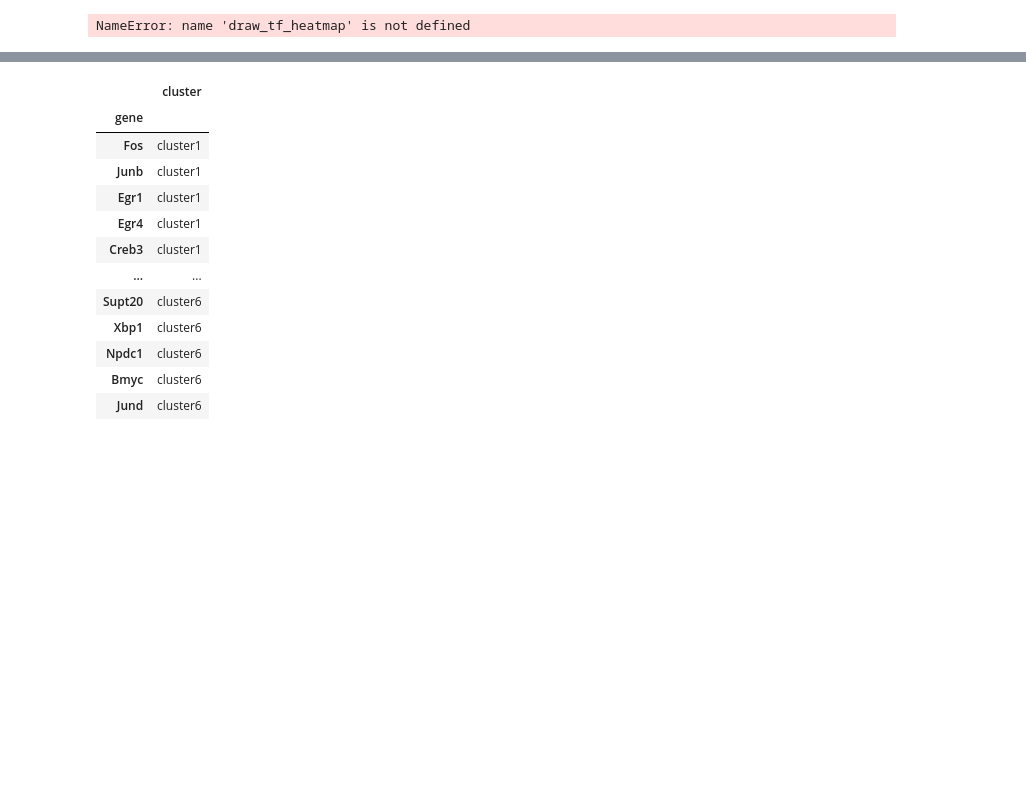
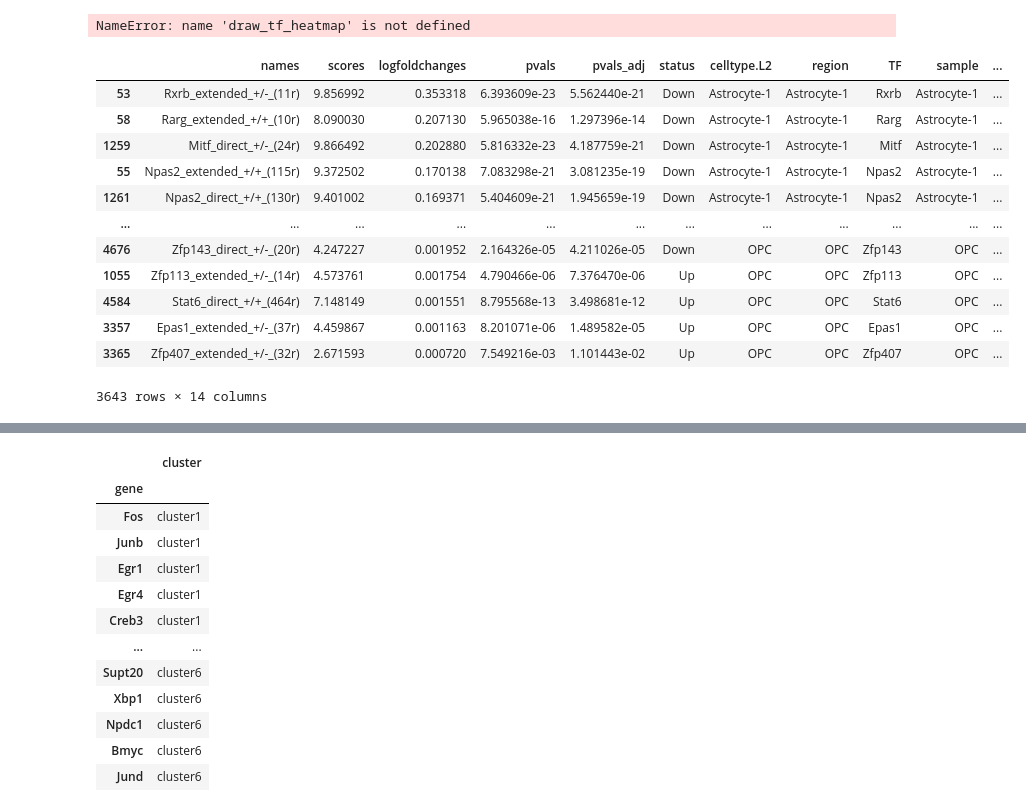
Before and after one commit to juychen/scmmd, a Jupyter notebook: 16scenicAUC.ipynb, the cells around one changed output, grey strips where cells are left out. Cells and saved outputs as stored; diff of their text form; code cells hidden in the pictures; blank space fills up the shorter version.

```diff
--- a/16scenicAUC.ipynb
+++ b/16scenicAUC.ipynb
@@ -216,31 +203,33 @@ cm = draw_tf_heatmap(df_region_auc_filterd)
 NameError: name 'draw_tf_heatmap' is not defined
 # %%
 warnings.filterwarnings("ignore")  # 忽略所有警告[2,4,6](@ref)
-cellltypes = ['AMY_NN','PFC_NN','HIP_NN']
+region_NTs = ['AMY_NN','PFC_NN','HIP_NN']
 
 if (not os.path.exists('/data2st1/junyi/output/atac1112/scenic/scplus_region_based_AUC_filtered_NN.csv')) | (overwrite==True):
     df_region_auc_all = pd.DataFrame()
     df_gene_auc_all = pd.DataFrame()
 
-    for cellltype in cellltypes:
-        oudir = f'/data2st1/junyi/output/atac1112/scenic/{cellltype}/Snakemake'
+    for region_nt in region_NTs:
+        oudir = f'/data2st1/junyi/output/atac1112/scenic/{region_nt}/Snakemake'
         scplus_mdata = mudata.read(f'{oudir}/scplusmdata.h5mu')
         for TFtype in ['extended', 'direct']:
             direct_AUC = scplus_mdata[f'{TFtype}_region_based_AUC']
             direct_AUC.obs['condition'] = direct_AUC.obs.index.str.split('_').str[-2]
             # join the  index name except the last two parts
             direct_AUC.obs['celltype.L2'] = direct_AUC.obs.index.str.split('_').str[:-2].str.join('_')
-            for cellltype in direct_AUC.obs['celltype.L2'].unique():
+            for celltype in direct_AUC.obs['celltype.L2'].unique():
+                region = region_nt.split('_')[0]
                 # calculate the diffrential auc for each cell type
-                direct_AUC_cell = direct_AUC[direct_AUC.obs['celltype.L2'] == cellltype]
+                direct_AUC_cell = direct_AUC[direct_AUC.obs['celltype.L2'] == celltype]
                 sc.tl.rank_genes_groups(direct_AUC_cell, groupby='condition', method='wilcoxon')
                 df_MC = sc.get.rank_genes_groups_df(direct_AUC_cell, group='MC', key='rank_genes_groups',log2fc_min=0)
-                df_MC['status'] = 'up'
-                df_MC['celltype.L2'] = cellltype
+                df_MC['status'] = 'Up'
+                df_MC['celltype.L2'] = celltype
                 df_MW = sc.get.rank_genes_groups_df(direct_AUC_cell, group='MW', key='rank_genes_groups',log2fc_min=0)
-                df_MW['status'] = 'down'
-                df_MW['celltype.L2'] = cellltype
+                df_MW['status'] = 'Down'
+                df_MW['celltype.L2'] = celltype
                 df_deg_cell = pd.concat([df_MC, df_MW], axis=0, ignore_index=True)
+                df_deg_cell['region'] = region
                 df_region_auc_all = pd.concat([df_region_auc_all, df_deg_cell], axis=0, ignore_index=True)
 
         for TFtype in ['extended', 'direct']:
@@ -248,16 +237,17 @@ if (not os.path.exists('/data2st1/junyi/output/atac1112/scenic/scplus_region_bas
             direct_AUC.obs['condition'] = direct_AUC.obs.index.str.split('_').str[-2]
             # join the  index name except the last two parts
             direct_AUC.obs['celltype.L2'] = direct_AUC.obs.index.str.split('_').str[:-2].str.join('_')
-            for cellltype in direct_AUC.obs['celltype.L2'].unique():
+            for celltype in direct_AUC.obs['celltype.L2'].unique():
                 # calculate the diffrential auc for each cell type
-                direct_AUC_cell = direct_AUC[direct_AUC.obs['celltype.L2'] == cellltype]
+                direct_AUC_cell = direct_AUC[direct_AUC.obs['celltype.L2'] == celltype]
                 sc.tl.rank_genes_groups(direct_AUC_cell, groupby='condition', method='wilcoxon')
                 df_MC = sc.get.rank_genes_groups_df(direct_AUC_cell, group='MC', key='rank_genes_groups',log2fc_min=0)
-                df_MC['status'] = 'up'
-                df_MC['celltype.L2'] = cellltype
+                df_MC['status'] = 'Up'
+                df_MC['celltype.L2'] = celltype
                 df_MW = sc.get.rank_genes_groups_df(direct_AUC_cell, group='MW', key='rank_genes_groups',log2fc_min=0)
-                df_MW['status'] = 'down'
-                df_MW['celltype.L2'] = cellltype
+                df_MW['status'] = 'Down'
+                df_MW['celltype.L2'] = celltype
+                df_deg_cell['region'] = region
                 df_deg_cell = pd.concat([df_MC, df_MW], axis=0, ignore_index=True)
                 df_gene_auc_all = pd.concat([df_gene_auc_all, df_deg_cell], axis=0, ignore_index=True)
 
@@ -266,11 +256,11 @@ if (not os.path.exists('/data2st1/junyi/output/atac1112/scenic/scplus_region_bas
     df_gene_auc_all['TF'] = df_gene_auc_all['names'].str.split('_').str[0]
     df_gene_auc_all['sample'] = df_gene_auc_all['celltype.L2']
     df_gene_auc_all['sex'] = 'Male'
-    df_gene_auc_all['Neurotransmitter'] = df_gene_auc_all['celltype.L2'].map(l2nntype)
+    df_gene_auc_all['Neurotransmitter'] = 'NN'
 
     df_region_auc_all['sample'] = df_region_auc_all['celltype.L2']
     df_region_auc_all['sex'] = 'Male'
-    df_region_auc_all['Neurotransmitter'] = df_region_auc_all['celltype.L2'].map(l2nntype)
+    df_region_auc_all['Neurotransmitter'] = 'NN'
     df_region_auc_all['nlog10_p_val_adj'] = -np.log10(df_region_auc_all['pvals_adj'])* df_region_auc_all['status'].apply(lambda x: -1 if x == 'down' else 1)
     df_gene_auc_all['nlog10_p_val_adj'] = -np.log10(df_gene_auc_all['pvals_adj'])* df_gene_auc_all['status'].apply(lambda x: -1 if x == 'down' else 1)
     df_gene_auc_all['TF_reg'] = df_gene_auc_all['names'].str.split('_').str[0]+"_" +df_gene_auc_all['names'].str.split('_').str[2]
@@ -298,6 +288,22 @@ if (not os.path.exists('/data2st1/junyi/output/atac1112/scenic/scplus_region_bas
 else:
     df_region_auc_filterd_NN = pd.read_csv(f'/data2st1/junyi/output/atac1112/scenic/scplus_region_based_AUC_filtered_NN.csv', index_col=0)
     df_gene_auc_filterd_NN = pd.read_csv(f'/data2st1/junyi/output/atac1112/scenic/scplus_gene_based_AUC_filtered_NN.csv', index_col=0)
+# %%
+df_region_auc_all
+# %% [output]
+|  | names | scores | logfoldchanges | pvals | pvals_adj | status | celltype.L2 | region | TF | sample | ... |
+| 53 | Rxrb_extended_+/-_(11r) | 9.856992 | 0.353318 | 6.393609e-23 | 5.562440e-21 | Down | Astrocyte-1 | Astrocyte-1 | Rxrb | Astrocyte-1 | ... |
+| 58 | Rarg_extended_+/+_(10r) | 8.090030 | 0.207130 | 5.965038e-16 | 1.297396e-14 | Down | Astrocyte-1 | Astrocyte-1 | Rarg | Astrocyte-1 | ... |
+| 1259 | Mitf_direct_+/-_(24r) | 9.866492 | 0.202880 | 5.816332e-23 | 4.187759e-21 | Down | Astrocyte-1 | Astrocyte-1 | Mitf | Astrocyte-1 | ... |
+| 55 | Npas2_extended_+/+_(115r) | 9.372502 | 0.170138 | 7.083298e-21 | 3.081235e-19 | Down | Astrocyte-1 | Astrocyte-1 | Npas2 | Astrocyte-1 | ... |
+| 1261 | Npas2_direct_+/+_(130r) | 9.401002 | 0.169371 | 5.404609e-21 | 1.945659e-19 | Down | Astrocyte-1 | Astrocyte-1 | Npas2 | Astrocyte-1 | ... |
+| ... | ... | ... | ... | ... | ... | ... | ... | ... | ... | ... | ... |
+| 4676 | Zfp143_direct_+/-_(20r) | 4.247227 | 0.001952 | 2.164326e-05 | 4.211026e-05 | Down | OPC | OPC | Zfp143 | OPC | ... |
+| 1055 | Zfp113_extended_+/-_(14r) | 4.573761 | 0.001754 | 4.790466e-06 | 7.376470e-06 | Up | OPC | OPC | Zfp113 | OPC | ... |
+| 4584 | Stat6_direct_+/+_(464r) | 7.148149 | 0.001551 | 8.795568e-13 | 3.498681e-12 | Up | OPC | OPC | Stat6 | OPC | ... |
+| 3357 | Epas1_extended_+/-_(37r) | 4.459867 | 0.001163 | 8.201071e-06 | 1.489582e-05 | Up | OPC | OPC | Epas1 | OPC | ... |
+| 3365 | Zfp407_extended_+/-_(32r) | 2.671593 | 0.000720 | 7.549216e-03 | 1.101443e-02 | Up | OPC | OPC | Zfp407 | OPC | ... |
+3643 rows × 14 columns
 # %%
 df_gene_auc_filterd_NN['region'] = 'NN'
 df_gene_auc_filterd_NN['logFC'] = df_gene_auc_filterd_NN['logfoldchanges'] * df_gene_auc_filterd_NN['status'].apply(lambda x: -1 if x == 'down' else 1)
```
Also changed, not shown: parts of 3 cells of this notebook, 8 other files.
